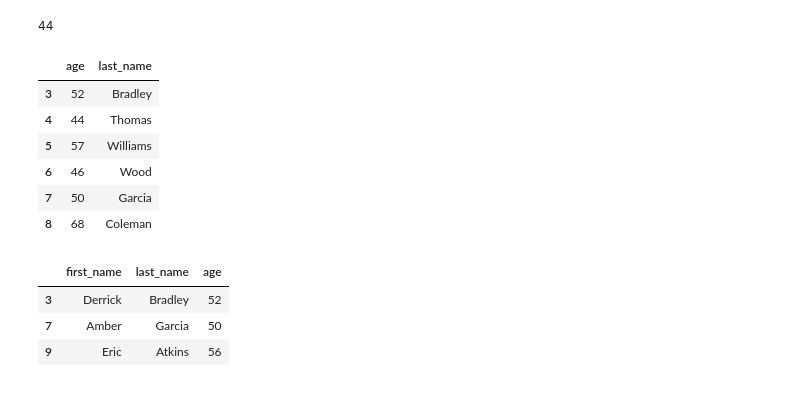
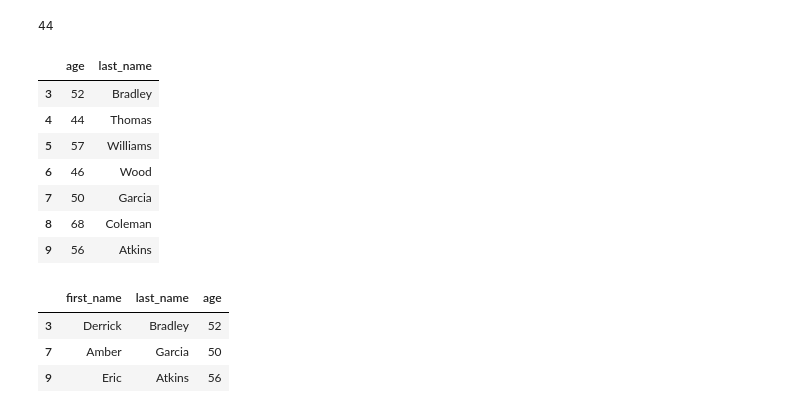
Before and after one commit to COGS108/Group147_WI26, a Jupyter notebook: 05-Pandas.ipynb, the cells around one changed output. Cells and saved outputs as stored; diff of their text form; code cells hidden in the pictures.

```diff
--- a/05-Pandas.ipynb
+++ b/05-Pandas.ipynb
@@ -105,15 +124,18 @@ df.loc[4, 'age']
 # %% [output]
 44
 # %%
-# slicing: getting several rows/columns at a time, you can select the specific range of rows you want
-df.loc[3:8, ['age', 'last_name'] ]
+# slicing: getting several rows/columns at a time,
+
+# you can select the specific range of rows you want
+df.loc[3:9, ['age', 'last_name'] ]
 # %% [output]
 |  | age | last_name |
 | 3 | 52 | Bradley |
 | 4 | 44 | Thomas |
 | 5 | 57 | Williams |
 | 6 | 46 | Wood |
 | 7 | 50 | Garcia |
 | 8 | 68 | Coleman |
+| 9 | 56 | Atkins |
 # %%
 # slicing: getting several rows/columns at a time, choosing specific range of categories from the original table
```
Also changed, not shown: parts of 38 cells of this notebook, 1 other file.
